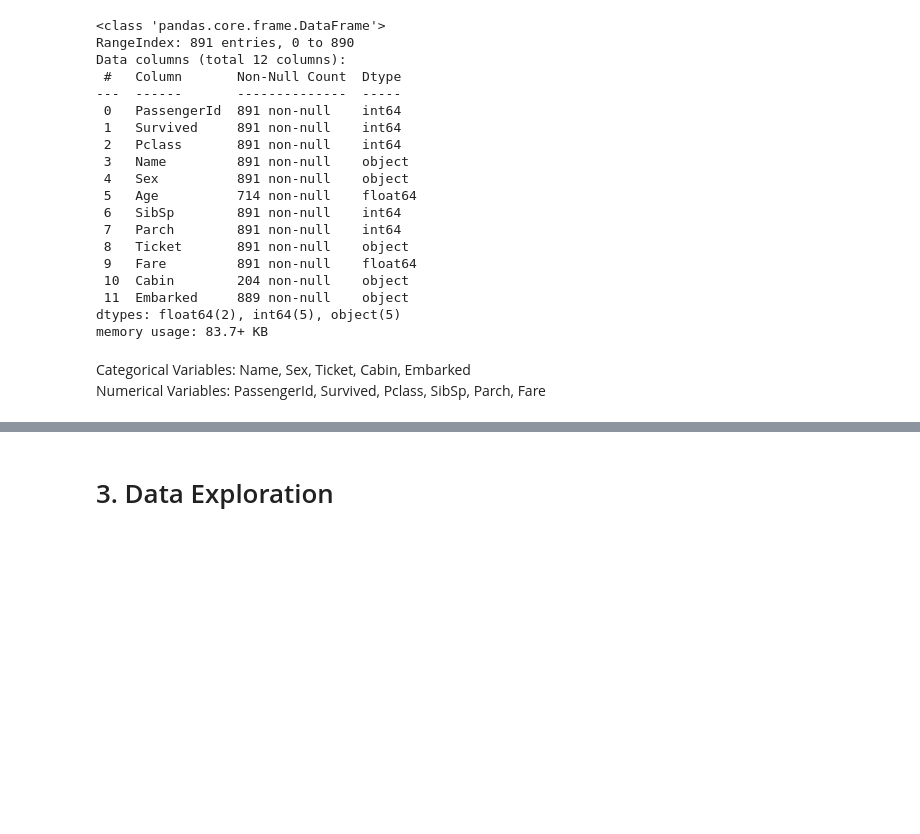
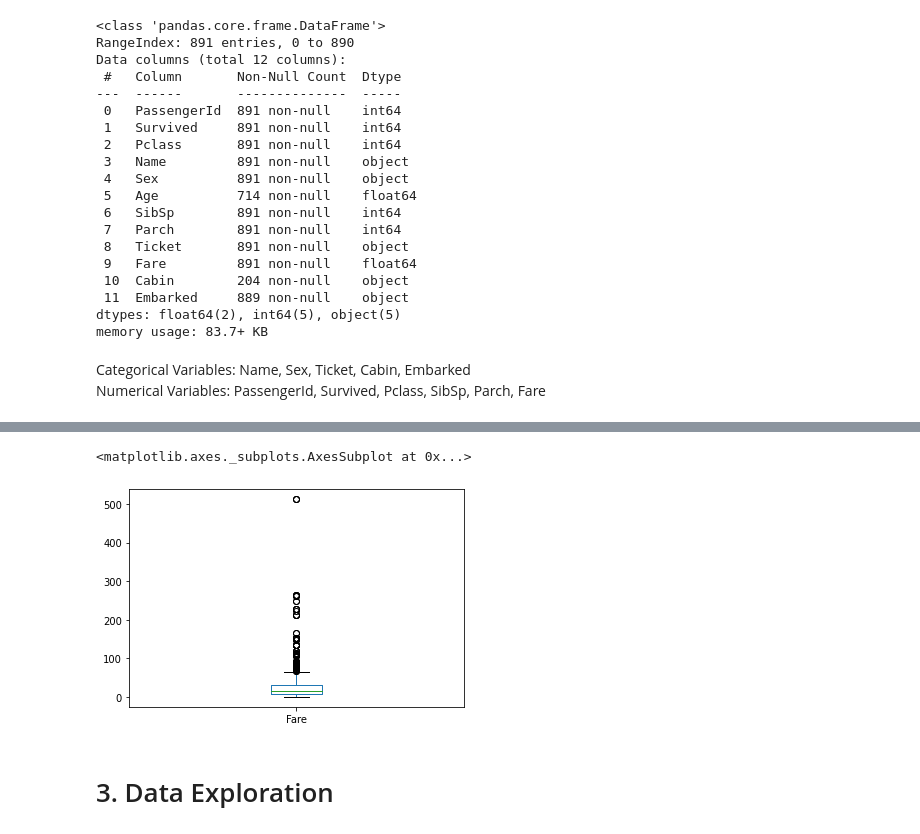
Before and after one commit to jpark0116/titanic, a Jupyter notebook: titanic_eda.ipynb, the cells around one changed output, grey strips where cells are left out. Drawn from its saved outputs; the diff is of its cells as text; code cells hidden in the pictures; blank space fills up the shorter version.

```diff
--- a/titanic_eda.ipynb
+++ b/titanic_eda.ipynb
@@ -106,3 +138,8 @@ plt.show()
+# %%
+df_train['Fare'].plot.box()
+# %% [output]
+<matplotlib.axes._subplots.AxesSubplot at 0x...>
+[figure, added]
 # %% [markdown]
 # 3. Data Exploration
 # %% [markdown]
```
Also changed, not shown: parts of 15 cells of this notebook.
